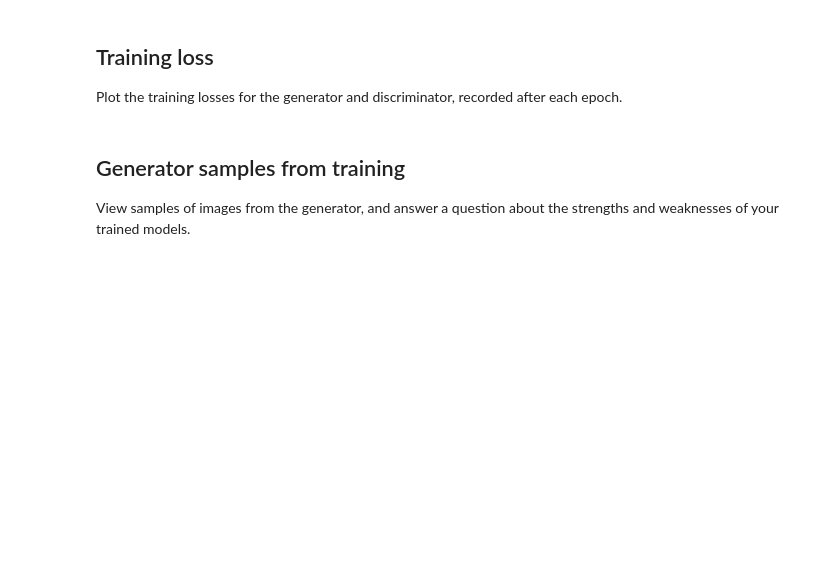
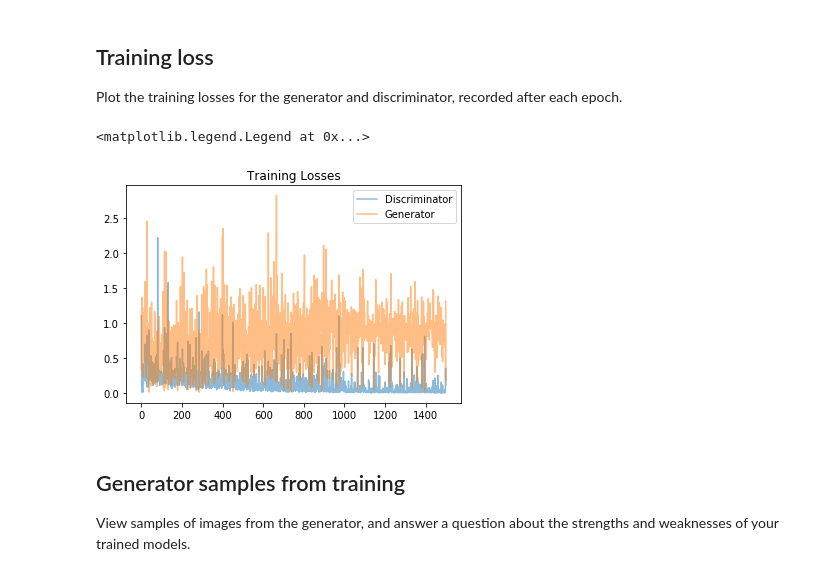
Before and after one commit to ebrahimebrahim/udaproject_face_generation, a Jupyter notebook: dlnd_face_generation.ipynb, the cells around one changed output. Saved outputs shown, nothing was run; the diff lists cells and outputs as text; code cells hidden in the pictures; blank space fills up the shorter version.

```diff
--- a/dlnd_face_generation.ipynb
+++ b/dlnd_face_generation.ipynb
@@ -323,14 +437,14 @@ def real_loss(D_out):
     '''Calculates how close discriminator outputs are to being real.
        param, D_out: discriminator logits
        return: real loss'''
-    loss =
+    loss = torch.mean((D_out-1)**2)
     return loss
 
 def fake_loss(D_out):
     '''Calculates how close discriminator outputs are to being fake.
        param, D_out: discriminator logits
        return: fake loss'''
-    loss =
+    loss = torch.mean(D_out**2)
     return loss
 # %% [markdown]
 ## Optimizers
@@ -341,9 +455,11 @@ Define optimizers for your models with appropriate hyperparameters.
 # %%
 import torch.optim as optim
 
+run_id = '03'
+
 # Create optimizers for the discriminator D and generator G
-d_optimizer =
-g_optimizer =
+d_optimizer = optim.Adam(D.parameters(),lr=0.0002,betas=(0.5,0.999))
+g_optimizer = optim.Adam(G.parameters(),lr=0.0002,betas=(0.5,0.999))
 # %% [markdown]
 ---
 ## Training
@@ -401,11 +517,30 @@ def train(D, G, n_epochs, print_every=50):
             #         YOUR CODE HERE: TRAIN THE NETWORKS
             # ===============================================
 
+            if train_on_gpu:
+                real_images = real_images.cuda()
+
+            z = np.random.uniform(-1, 1, size=(batch_size, z_size))
+            z = torch.from_numpy(z).float()
+            if train_on_gpu:
+                z = z.cuda()
+            fake_images = G(z)
+
+            D_out_real = D(real_images)
+            D_out_fake = D(fake_images)
+
             # 1. Train the discriminator on real and fake images
-            d_loss =
+            d_loss = real_loss(D_out_real) + fake_loss(D_out_fake)
+            d_optimizer.zero_grad()
+            d_loss.backward(retain_graph=True)
+            d_optimizer.step()
 
             # 2. Train the generator with an adversarial loss
-            g_loss =
+            g_loss = real_loss(D_out_fake)
+            g_optimizer.zero_grad()
+            g_loss.backward()
+            g_optimizer.step()
+
 
 
             # ===============================================
@@ -430,7 +565,7 @@ def train(D, G, n_epochs, print_every=50):
         G.train() # back to training mode
 
     # Save training generator samples
-    with open('train_samples.pkl', 'wb') as f:
+    with open('train_samples'+run_id+'.pkl', 'wb') as f:
         pkl.dump(samples, f)
 
     # finally return losses
@@ -439,7 +574,7 @@ def train(D, G, n_epochs, print_every=50):
 Set your number of training epochs and train your GAN!
 # %%
 # set number of epochs
-n_epochs =
+n_epochs = 100
 
 
 """
@@ -454,10 +610,15 @@ Plot the training losses for the generator and discriminator, recorded after eac
 # %%
 fig, ax = plt.subplots()
 losses = np.array(losses)
+with open('losses'+run_id+'.pkl', 'wb') as f:
+    pkl.dump(losses, f)
 plt.plot(losses.T[0], label='Discriminator', alpha=0.5)
 plt.plot(losses.T[1], label='Generator', alpha=0.5)
 plt.title("Training Losses")
 plt.legend()
+# %% [output]
+<matplotlib.legend.Legend at 0x...>
+[figure, added]
 # %% [markdown]
 ## Generator samples from training
 
```
Also changed, not shown: parts of 16 cells of this notebook.
